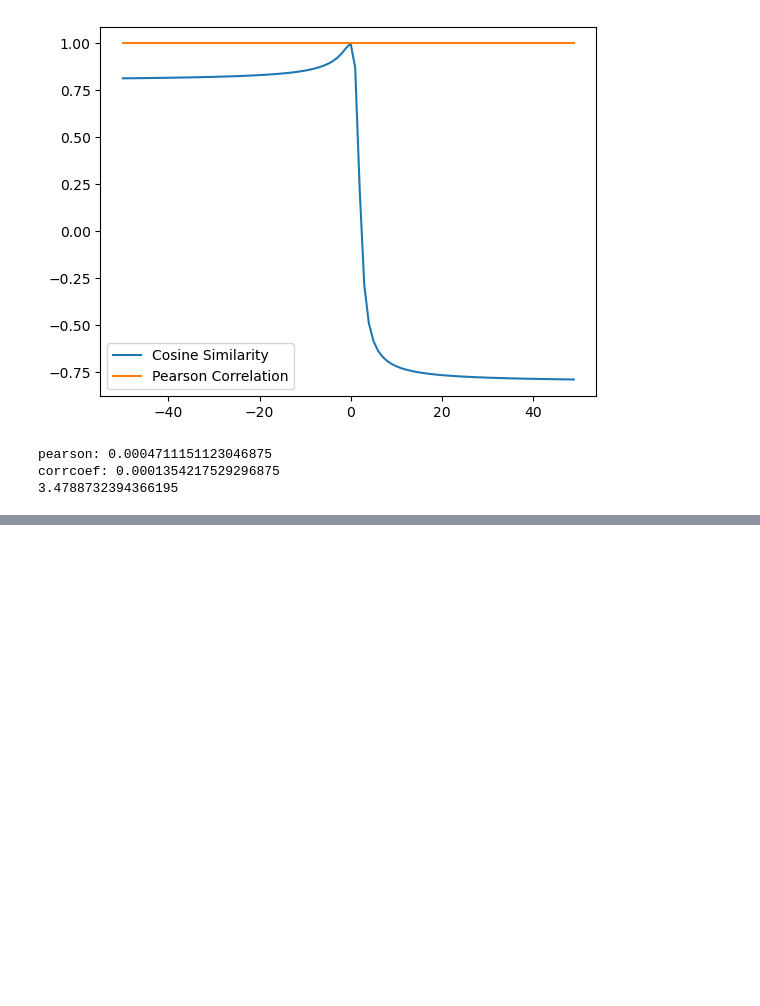
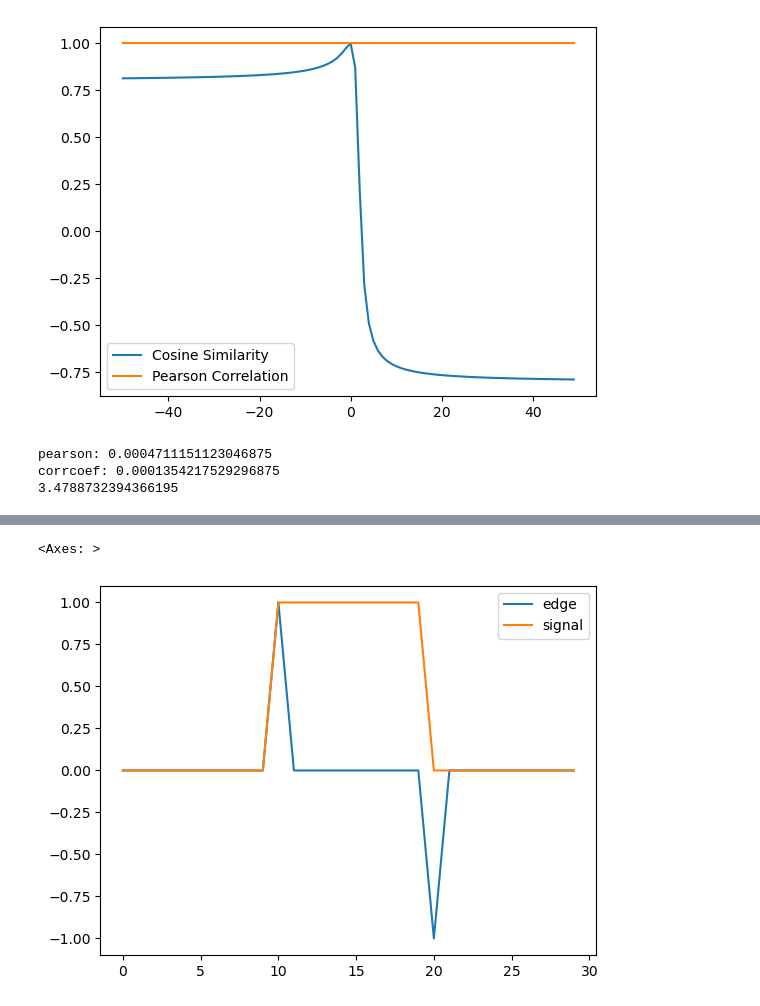
Before and after one commit to mohammadkhoubrou/Linear-Algebra-with-NumPy, a Jupyter notebook: chap4_pracitce.ipynb, the cells around one changed output, grey strips where cells are left out. Cells and saved outputs as stored; diff of their text form; code cells hidden in the pictures; blank space fills up the shorter version.

```diff
--- a/chap4_pracitce.ipynb
+++ b/chap4_pracitce.ipynb
@@ -69,0 +97,7 @@ corrcoef: 0.0001354217529296875
+# %%
+sns.lineplot(data=edge, label = "edge")
+# sns.lineplot(data=kernel,label="kernel")
+sns.lineplot(data=signal,label="signal")
+# %% [output]
+<Axes: >
+[figure, added]
```
Also changed, not shown: parts of 5 cells of this notebook.
